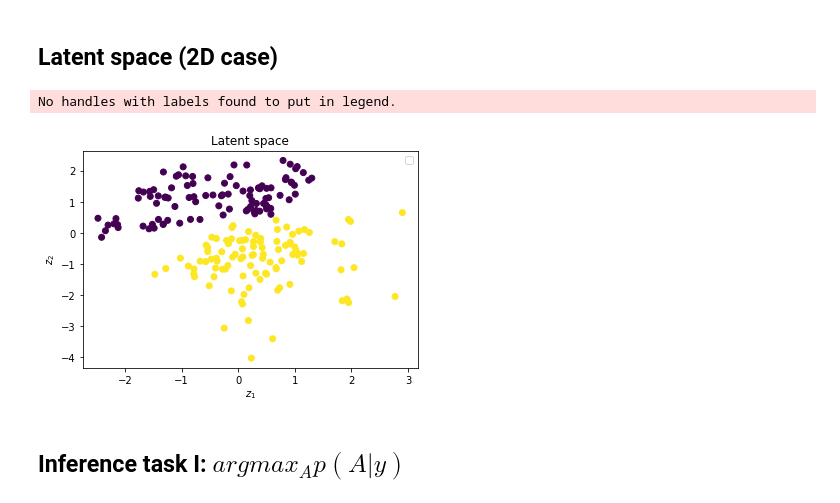
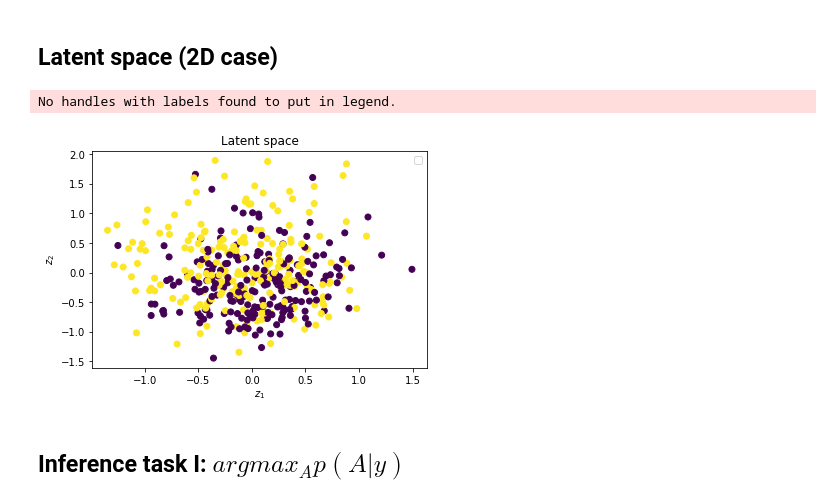
Before and after one commit to maxxxzdn/eegVAE, a Jupyter notebook: Notebook.ipynb, the cells around one changed output. Drawn from its saved outputs; the diff is of its cells as text; code cells hidden in the pictures.

```diff
--- a/Notebook.ipynb
+++ b/Notebook.ipynb
@@ -143,22 +160,15 @@ TypeError: forward() got an unexpected keyword argument 'x'
 # %% [markdown]
 ## Latent space (2D case)
-# %%
-if model.latent_dim == 2:
-    model.state_dict = torch.load('model')
-    all_loader = DataLoader(dataset, batch_size=10**10, shuffle=True)
-    data = next(iter(all_loader))
-    if model.type == 'mp':
-        recovered, mu, logvar, z = model(data.x, data.edge_index, data.edge_attr, data.u, data.batch)
-    elif model.type == 'adj':
-        recovered, mu, logvar, z = model(data.adj.view(-1, model.n_nodes**2))
-    else:
-        recovered, mu, logvar, z = model(data.x, data.edge_index, data.batch)
-    z = model.reparameterize(mu, logvar).detach().numpy()
-
-    visualize_z_space(z, data.y)
-# %% [output]
-No handles with labels found to put in legend.
-[figure, removed]
+# %%
+all_loader = DataLoader(dataset, batch_size=10**10, shuffle=True)
+data = next(iter(all_loader))
+recovered, mu, logvar, z = model(data)
+z = model.reparameterize(mu, logvar).detach().numpy()
+
+visualize_z_space(z[:,[1,7]], data.y)
+# %% [output]
+No handles with labels found to put in legend.
+[figure, added]
 # %% [markdown]
 ## Inference task I: $argmax_{A}p(A|y)$
 # %%
```
Also changed, not shown: parts of 19 cells of this notebook, 2 other files.
